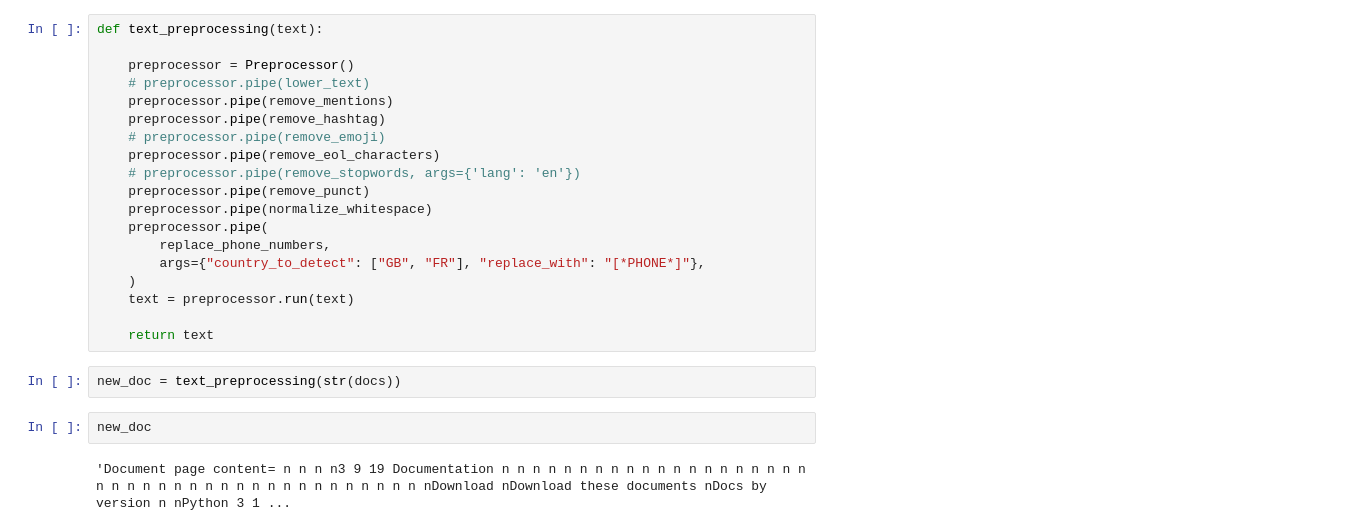
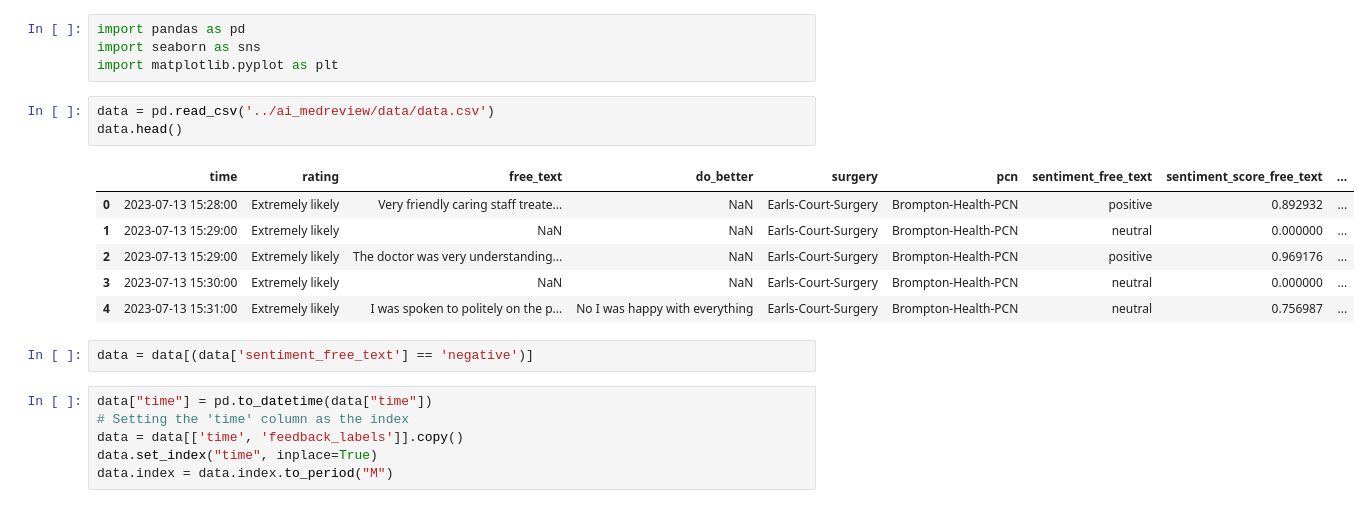
Before and after one commit to janduplessis883/ai-medreview, a Jupyter notebook: notebooks/Untitled.ipynb, the cells around one changed output. Drawn from its saved outputs; the diff is of its cells as text.

Commit message:
Automated commit via Python script - 2024-05-07 14:31

```diff
--- a/notebooks/Untitled.ipynb
+++ b/notebooks/Untitled.ipynb
@@ -57,25 +1,22 @@ from nlpretext.social.preprocess import remove_mentions, remove_hashtag, remove_
-# %%
-def text_preprocessing(text):
-
-    preprocessor = Preprocessor()
-    # preprocessor.pipe(lower_text)
-    preprocessor.pipe(remove_mentions)
-    preprocessor.pipe(remove_hashtag)
-    # preprocessor.pipe(remove_emoji)
-    preprocessor.pipe(remove_eol_characters)
-    # preprocessor.pipe(remove_stopwords, args={'lang': 'en'})
-    preprocessor.pipe(remove_punct)
-    preprocessor.pipe(normalize_whitespace)
-    preprocessor.pipe(
-        replace_phone_numbers,
-        args={"country_to_detect": ["GB", "FR"], "replace_with": "[*PHONE*]"},
-    )
-    text = preprocessor.run(text)
-
-    return text
-# %%
-new_doc = text_preprocessing(str(docs))
-# %%
-new_doc
-# %% [output]
-'Document page content= n n n n3 9 19 Documentation n n n n n n n n n n n n n n n n n n n n n n n n n n n n n n n n n n n n n n n n n nDownload nDownload these documents nDocs by version n nPython 3 1 ...
+# %%
+import pandas as pd
+import seaborn as sns
+import matplotlib.pyplot as plt
+# %%
+data = pd.read_csv('../ai_medreview/data/data.csv')
+data.head()
+# %% [output]
+|  | time | rating | free_text | do_better | surgery | pcn | sentiment_free_text | sentiment_score_free_text | ... |
+| 0 | 2023-07-13 15:28:00 | Extremely likely | Very friendly caring staff treate... | NaN | Earls-Court-Surgery | Brompton-Health-PCN | positive | 0.892932 | ... |
+| 1 | 2023-07-13 15:29:00 | Extremely likely | NaN | NaN | Earls-Court-Surgery | Brompton-Health-PCN | neutral | 0.000000 | ... |
+| 2 | 2023-07-13 15:29:00 | Extremely likely | The doctor was very understanding... | NaN | Earls-Court-Surgery | Brompton-Health-PCN | positive | 0.969176 | ... |
+| 3 | 2023-07-13 15:30:00 | Extremely likely | NaN | NaN | Earls-Court-Surgery | Brompton-Health-PCN | neutral | 0.000000 | ... |
+| 4 | 2023-07-13 15:31:00 | Extremely likely | I was spoken to politely on the p... | No I was happy with everything | Earls-Court-Surgery | Brompton-Health-PCN | neutral | 0.756987 | ... |
+# %%
+data = data[(data['sentiment_free_text'] == 'negative')]
+# %%
+data["time"] = pd.to_datetime(data["time"])
+# Setting the 'time' column as the index
+data = data[['time', 'feedback_labels']].copy()
+data.set_index("time", inplace=True)
+data.index = data.index.to_period("M")
```
Also changed, not shown: parts of 20 cells of this notebook, 3 other files.
